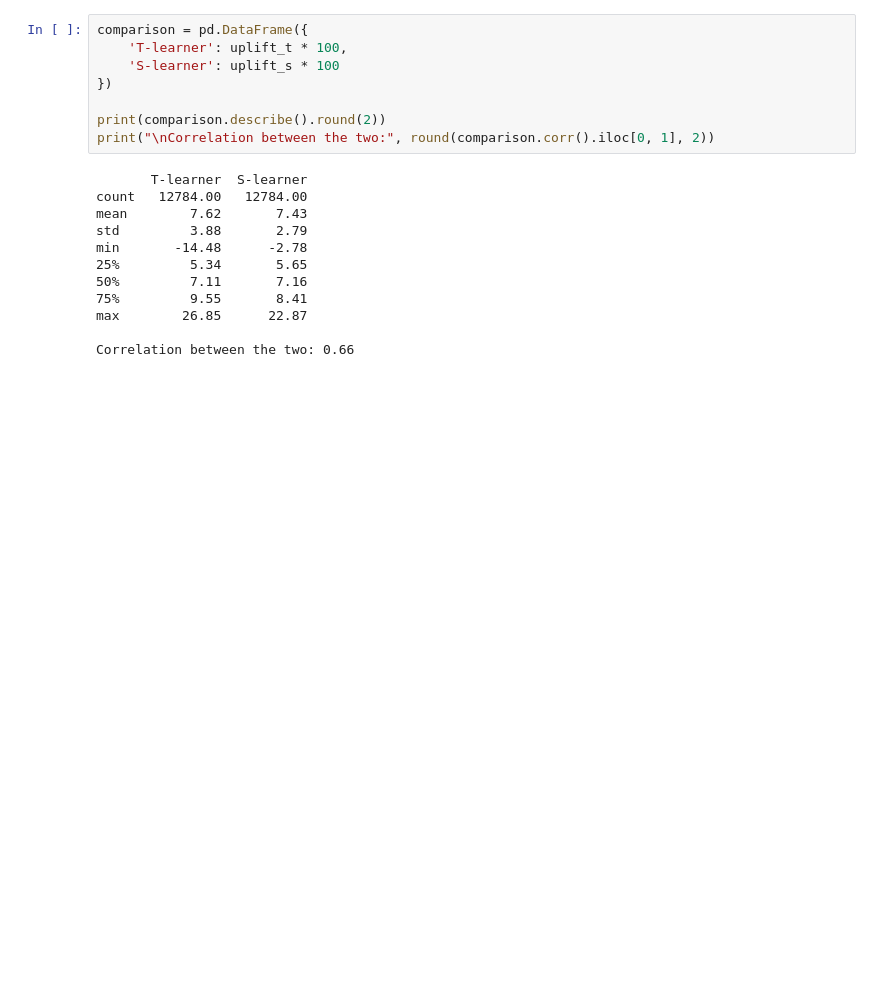
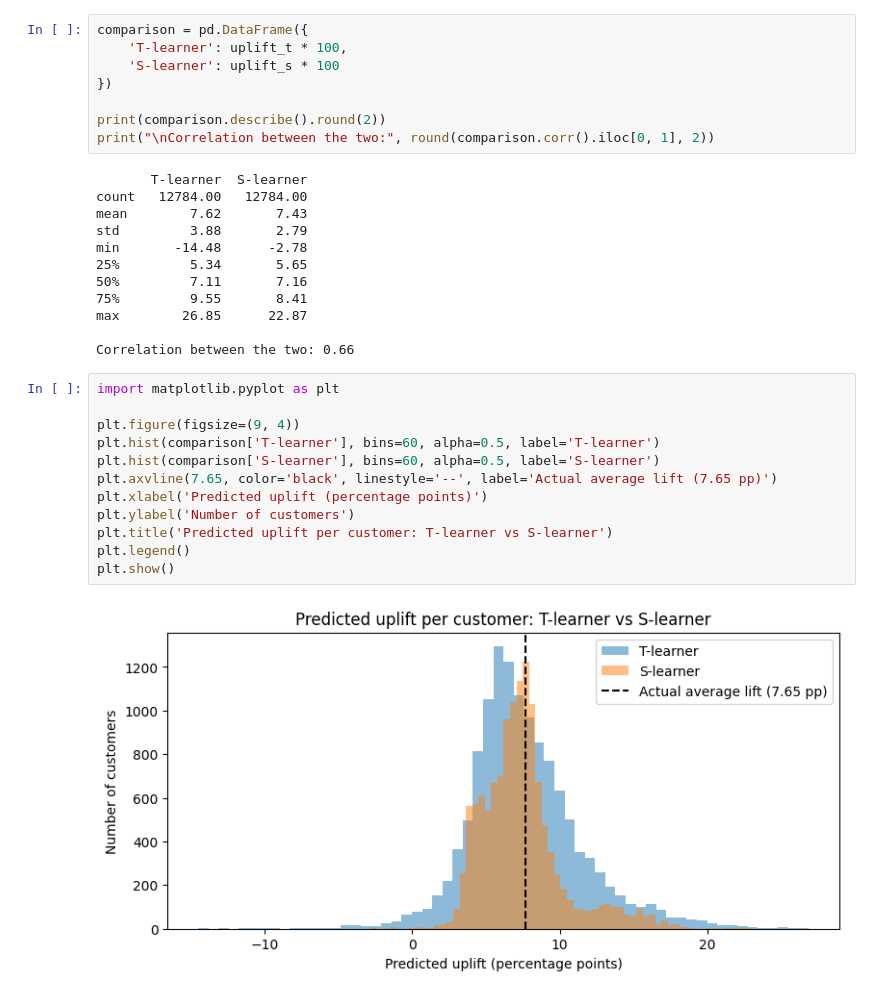
Before and after one commit to SKM1919/liftlens, a Jupyter notebook: notebooks/02_uplift_models.ipynb, the cells around one changed output. Cells and saved outputs as stored; diff of their text form; blank space fills up the shorter version.

```diff
--- a/notebooks/02_uplift_models.ipynb
+++ b/notebooks/02_uplift_models.ipynb
@@ -128,3 +128,17 @@ min       -14.48      -2.78
 max        26.85      22.87
 
 Correlation between the two: 0.66
+# %%
+import matplotlib.pyplot as plt
+
+plt.figure(figsize=(9, 4))
+plt.hist(comparison['T-learner'], bins=60, alpha=0.5, label='T-learner')
+plt.hist(comparison['S-learner'], bins=60, alpha=0.5, label='S-learner')
+plt.axvline(7.65, color='black', linestyle='--', label='Actual average lift (7.65 pp)')
+plt.xlabel('Predicted uplift (percentage points)')
+plt.ylabel('Number of customers')
+plt.title('Predicted uplift per customer: T-learner vs S-learner')
+plt.legend()
+plt.show()
+# %% [output]
+[figure, added]
```
Also changed, not shown: parts of 3 cells of this notebook.
